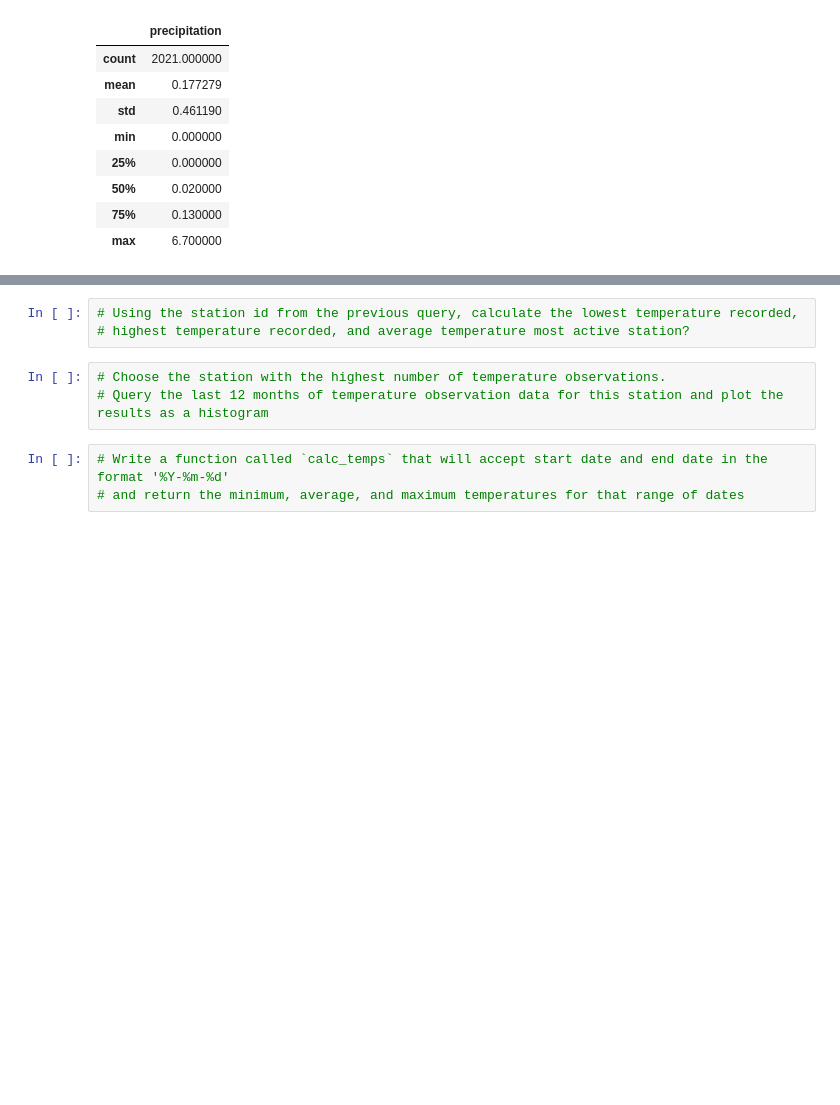
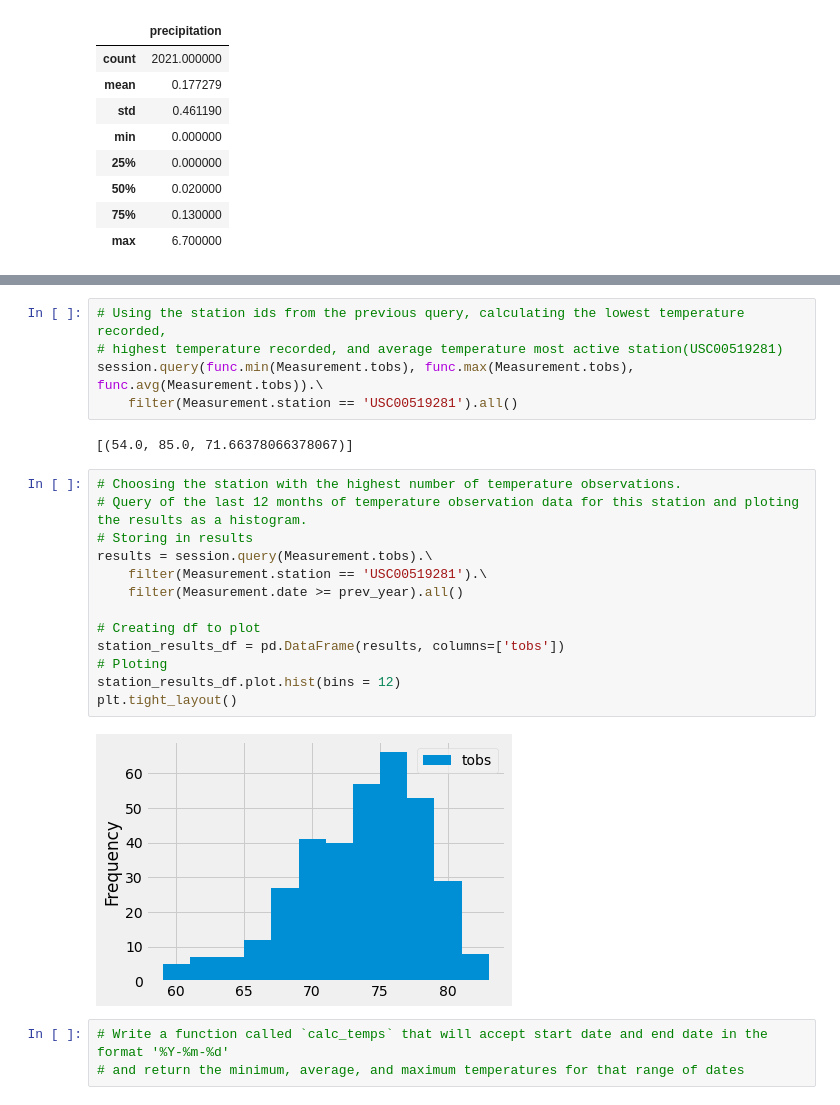
Before and after one commit to samuelvannoppen/Surfs_Up-Analysis, a Jupyter notebook: climate_analysis.ipynb, the cells around one changed output, grey strips where cells are left out. Drawn from its saved outputs; the diff is of its cells as text; blank space fills up the shorter version.

```diff
--- a/climate_analysis.ipynb
+++ b/climate_analysis.ipynb
@@ -159,9 +173,25 @@ weather_df.describe()
 # %%
-# Using the station id from the previous query, calculate the lowest temperature recorded,
-# highest temperature recorded, and average temperature most active station?
+# Using the station ids from the previous query, calculating the lowest temperature recorded,
+# highest temperature recorded, and average temperature most active station(USC00519281)
+session.query(func.min(Measurement.tobs), func.max(Measurement.tobs), func.avg(Measurement.tobs)).\
+    filter(Measurement.station == 'USC00519281').all()
+# %% [output]
+[(54.0, 85.0, 71.66378066378067)]
 # %%
-# Choose the station with the highest number of temperature observations.
-# Query the last 12 months of temperature observation data for this station and plot the results as a histogram
+# Choosing the station with the highest number of temperature observations.
+# Query of the last 12 months of temperature observation data for this station and ploting the results as a histogram.
+# Storing in results
+results = session.query(Measurement.tobs).\
+    filter(Measurement.station == 'USC00519281').\
+    filter(Measurement.date >= prev_year).all()
+
+# Creating df to plot
+station_results_df = pd.DataFrame(results, columns=['tobs'])
+# Ploting
+station_results_df.plot.hist(bins = 12)
+plt.tight_layout()
+# %% [output]
+[figure, added]
 # %%
 # Write a function called `calc_temps` that will accept start date and end date in the format '%Y-%m-%d'
 # and return the minimum, average, and maximum temperatures for that range of dates
```
Also changed, not shown: parts of 4 cells of this notebook.
